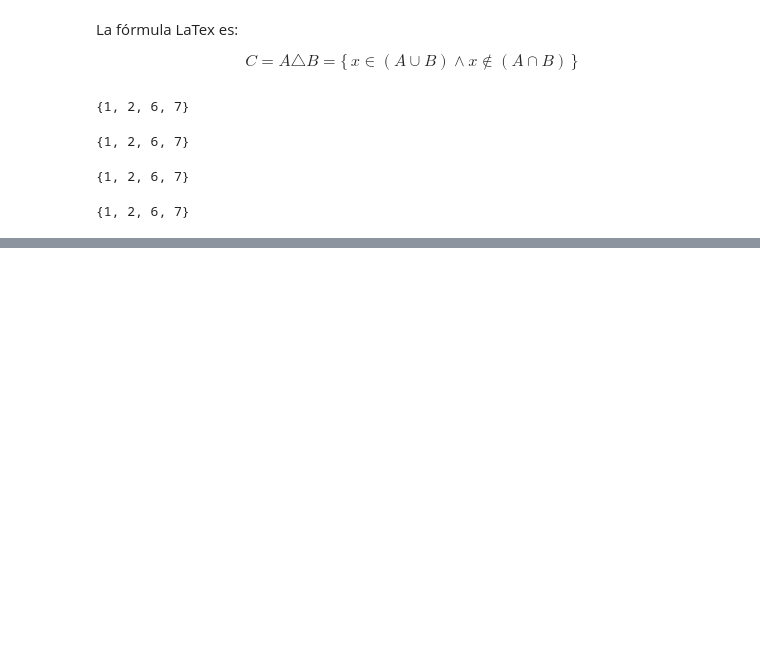
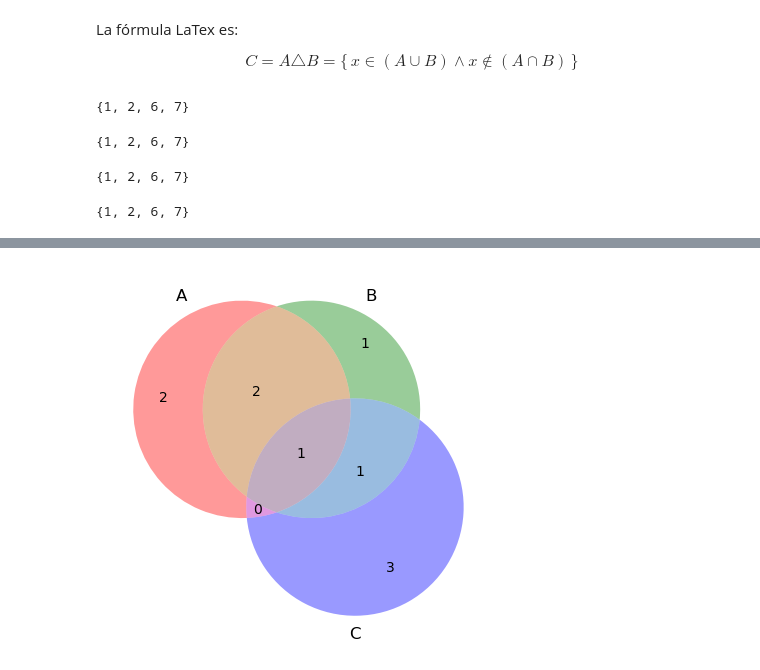
Before and after one commit to z23017381/MATEMATICAS-DISCRETAS, a Jupyter notebook: Teoria de conjuntos V1.ipynb, the cells around one changed output, grey strips where cells are left out. Drawn from its saved outputs; the diff is of its cells as text; code cells hidden in the pictures; blank space fills up the shorter version.

```diff
--- a/Teoria de conjuntos V1.ipynb
+++ b/Teoria de conjuntos V1.ipynb
@@ -188,0 +221,4 @@ B.symmetric_difference(A)
+# %%
+diagram = venn.venn3(subsets= (A, B, C))
+# %% [output]
+[figure, added]
```
Also changed, not shown: parts of 4 cells of this notebook.
